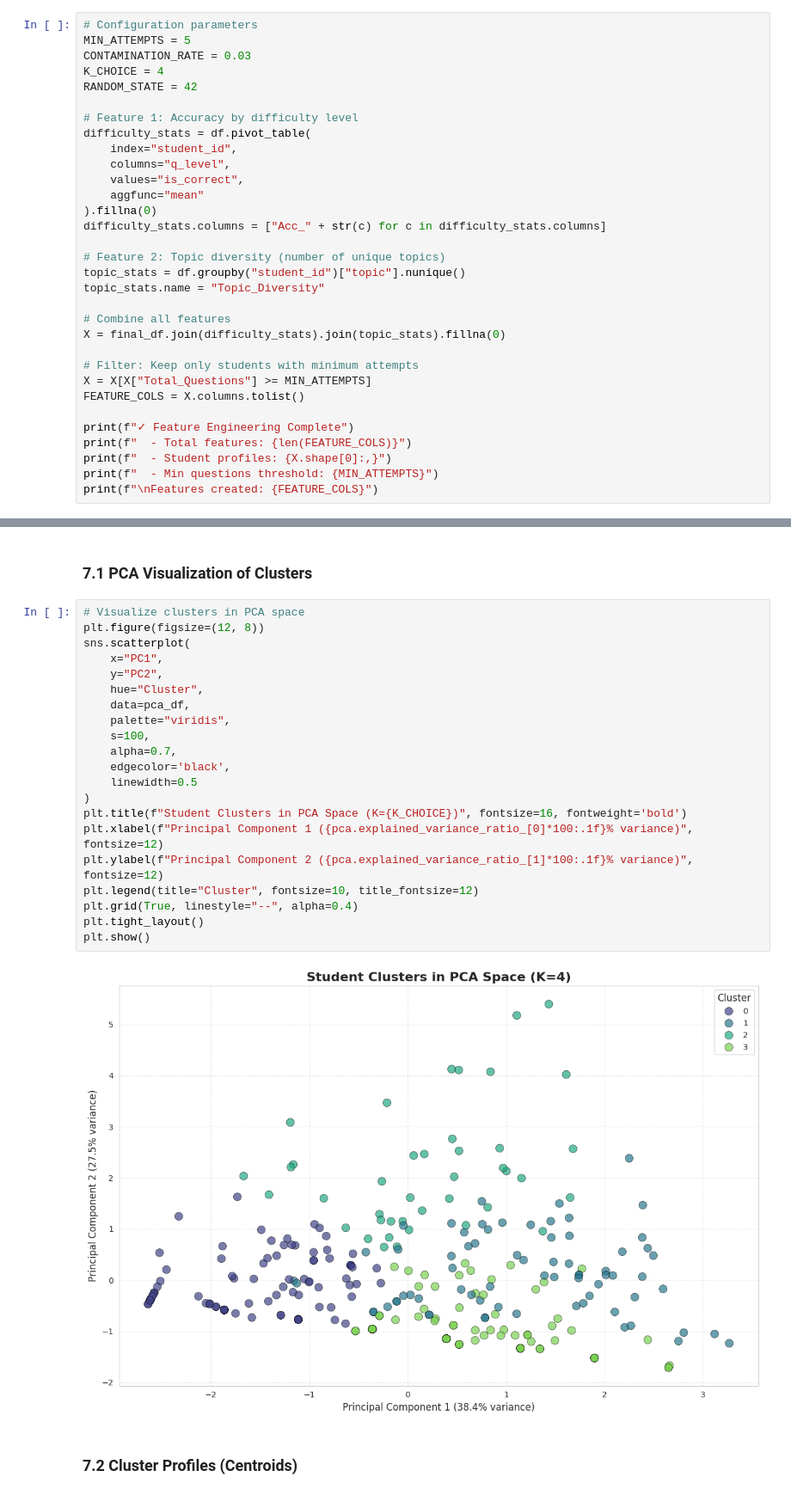
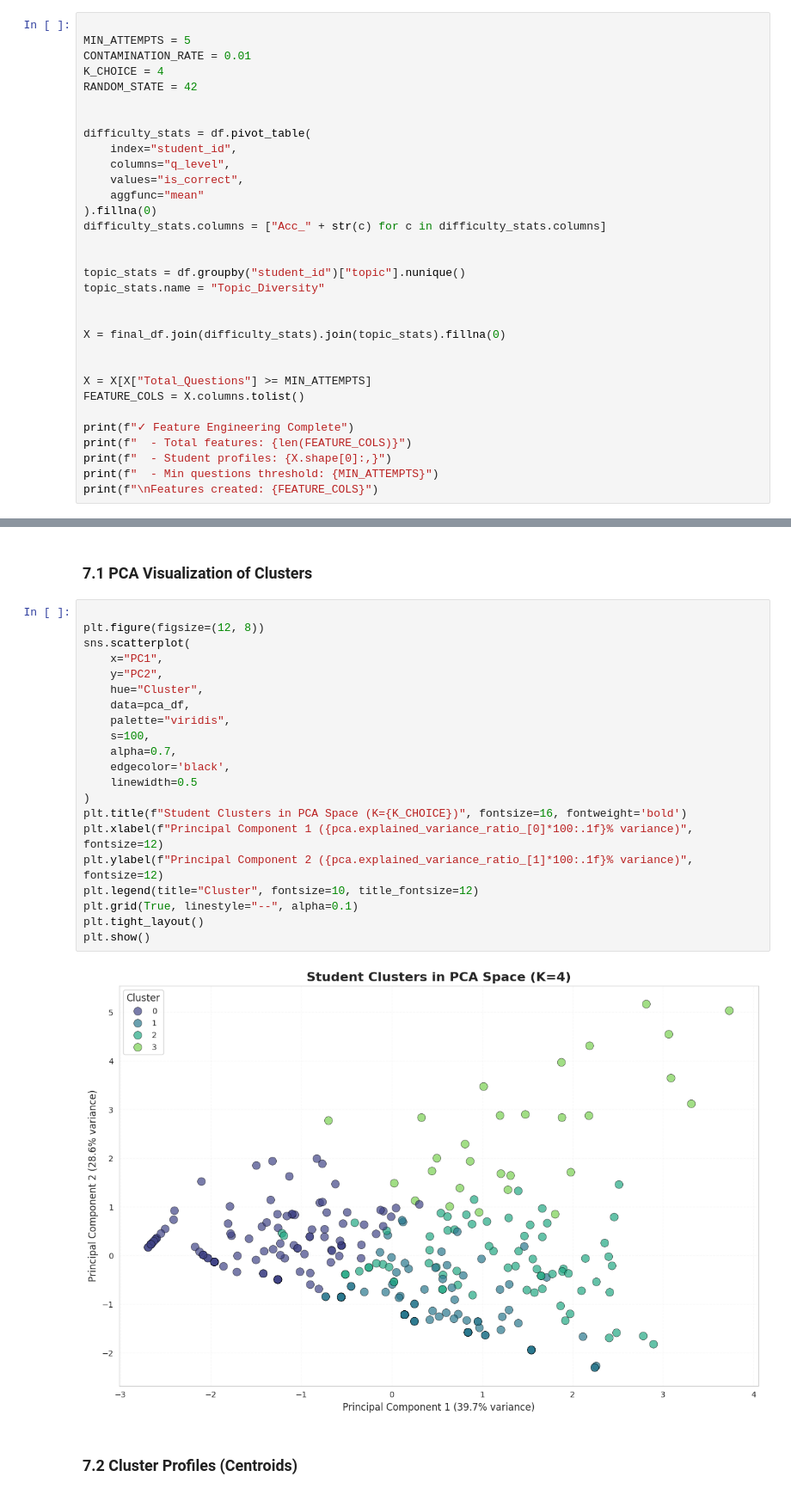
Before and after one commit to mrhamana/students-clustering-with-k-means, a Jupyter notebook: final_notebook.ipynb, the cells around one changed output, grey strips where cells are left out. Shown at 86% size. Drawn from its saved outputs; the diff is of its cells as text.

```diff
--- a/final_notebook.ipynb
+++ b/final_notebook.ipynb
@@ -187,13 +187,13 @@ max        1.000000       199.000000
 # %% [markdown]
 ### 4.2 Advanced Features: Difficulty & Diversity
 # %%
-# Configuration parameters
+
 MIN_ATTEMPTS = 5
-CONTAMINATION_RATE = 0.03
+CONTAMINATION_RATE = 0.01
 K_CHOICE = 4
 RANDOM_STATE = 42
 
-# Feature 1: Accuracy by difficulty level
+
 difficulty_stats = df.pivot_table(
     index="student_id",
     columns="q_level",
@@ -202,14 +202,14 @@ difficulty_stats = df.pivot_table(
 ).fillna(0)
 difficulty_stats.columns = ["Acc_" + str(c) for c in difficulty_stats.columns]
 
-# Feature 2: Topic diversity (number of unique topics)
+
 topic_stats = df.groupby("student_id")["topic"].nunique()
 topic_stats.name = "Topic_Diversity"
 
-# Combine all features
+
 X = final_df.join(difficulty_stats).join(topic_stats).fillna(0)
 
-# Filter: Keep only students with minimum attempts
+
 X = X[X["Total_Questions"] >= MIN_ATTEMPTS]
 FEATURE_COLS = X.columns.tolist()
 
@@ -433,28 +429,28 @@ Visualize the clusters and analyze their characteristics.
 # %% [markdown]
 ### 7.1 PCA Visualization of Clusters
 # %%
-# Visualize clusters in PCA space
+
 plt.figure(figsize=(12, 8))
 sns.scatterplot(
     x="PC1",
     y="PC2",
     hue="Cluster",
     data=pca_df,
     palette="viridis",
     s=100,
     alpha=0.7,
     edgecolor='black',
     linewidth=0.5
 )
 plt.title(f"Student Clusters in PCA Space (K={K_CHOICE})", fontsize=16, fontweight='bold')
 plt.xlabel(f"Principal Component 1 ({pca.explained_variance_ratio_[0]*100:.1f}% variance)", fontsize=12)
 plt.ylabel(f"Principal Component 2 ({pca.explained_variance_ratio_[1]*100:.1f}% variance)", fontsize=12)
 plt.legend(title="Cluster", fontsize=10, title_fontsize=12)
-plt.grid(True, linestyle="--", alpha=0.4)
+plt.grid(True, linestyle="--", alpha=0.1)
 plt.tight_layout()
 plt.show()
 # %% [output]
-[figure, old version]
+[figure, new version]
 # %% [markdown]
 ### 7.2 Cluster Profiles (Centroids)
 # %%
```
Also changed, not shown: parts of 22 cells of this notebook, 1 other file.
